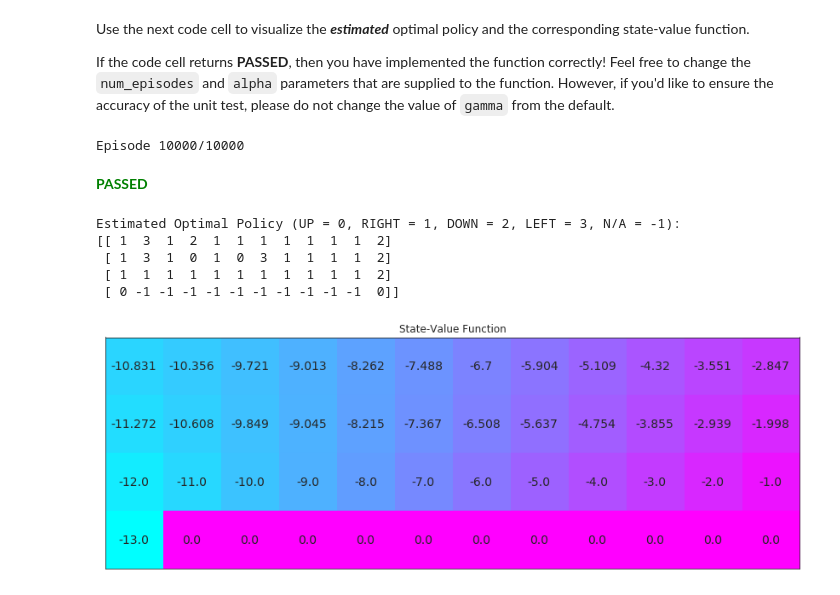
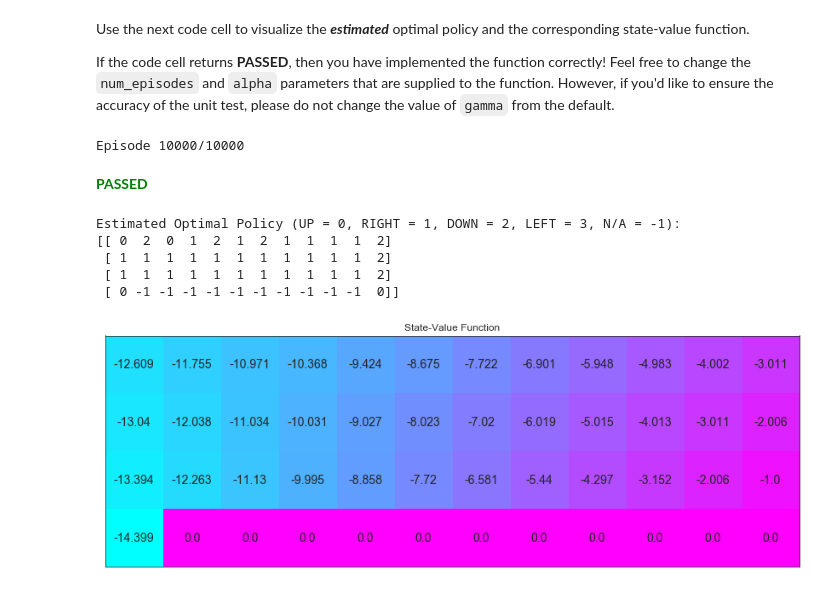
Before and after one commit to jpmcarrilho/deep-reinforcement-learning-nanodegree, a Jupyter notebook: temporal-difference/Temporal_Difference.ipynb, the cells around one changed output. Drawn from its saved outputs; the diff is of its cells as text; code cells hidden in the pictures.

Commit message:
Final fixes at expected sarsa policy calculation

```diff
--- a/temporal-difference/Temporal_Difference.ipynb
+++ b/temporal-difference/Temporal_Difference.ipynb
@@ -185,11 +185,12 @@ def observe_and_act(env,Q,epsilon,alpha,nA,gamma):
             ##do this only if it's a virst visit to the Q table, else, sample an action.
     for t in range(300):
         next_state,reward,done,info = env.step(action) ## uses the previously selected action to interact with the env
-        next_action = np.argmax(Q[next_state]) ##choses the action using the e-greedy policy
+        next_action = np.random.choice(np.arange(nA), p= get_probs(Q[next_state],epsilon,nA)) \
+                                            if state in Q else env.action_space.sample() ##choses the action using the e-greedy policy
             ##calls get_probs functions to calculate the porbalities of each possible action in the current state,
             ##do this only if it's a virst visit to the Q table, else, sample an action.##appends the information
         old_Q = Q[state][action]
-        Q[state][action] = old_Q + alpha*(reward + gamma*(Q[next_state][next_action]) - old_Q)
+        Q[state][action] = old_Q + alpha*(reward + gamma*(Q[next_state][np.argmax(Q[next_state])]) - old_Q)
 
         action = next_action
         state=next_state
@@ -268,20 +269,24 @@ def observe_and_act(env,Q,epsilon,alpha,nA,gamma):
         depends of env: an enviroment, Q: dictionary of action value function, epsilon: value of the constant from de e-greedy policy
         and nA: number of actions in the environment action space"""
     state = env.reset() ##restarts the environment
-    action = np.random.choice(np.arange(nA), p= get_probs(Q[state],epsilon,nA)) \
-                                            if state in Q else env.action_space.sample() ##choses the action using the e-greedy policy
+     ##choses the action using the e-greedy policy
             ##calls get_probs functions to calculate the porbalities of each possible action in the current state,
             ##do this only if it's a virst visit to the Q table, else, sample an action.
-    for t in range(300):
+    while True:
+        action = np.random.choice(np.arange(nA), p= get_probs(Q[state],epsilon,nA)) \
+                                            if state in Q else env.action_space.sample()
         next_state,reward,done,info = env.step(action) ## uses the previously selected action to interact with the env
-        next_action = np.argmax(Q[next_state])
+        next_action = np.random.choice(np.arange(nA), p= get_probs(Q[next_state],epsilon,nA)) \
+                                            if state in Q else env.action_space.sample()
         actions_p = get_probs(Q[next_state],epsilon,nA)
         old_Q = Q[state][action]
-        Q[state][action] = old_Q + alpha*(reward + gamma*(sum(actions_p*Q[next_state])) - old_Q)
-        action = next_action
+        if not done:
+            Q[state][action] = old_Q + alpha*(reward + gamma*(np.dot(actions_p,Q[next_state])) - old_Q)
+        else:
+            Q[state][action] = old_Q + alpha*(reward - old_Q)
+
         state=next_state
         if done:
-            return Q
             break
     return Q
 def get_probs(Q_s,epsilon, nA):
@@ -297,13 +302,14 @@ def expected_sarsa(env, num_episodes, alpha, gamma=1.0):
     nA = env.action_space.n
     Q = defaultdict(lambda: np.zeros(env.nA))
     # loop over episodes
+    epsilon = 0.005
     for i_episode in range(1, num_episodes+1):
         # monitor progress
         if i_episode % 100 == 0:
             print("\rEpisode {}/{}".format(i_episode, num_episodes), end="")
             sys.stdout.flush()
 
-        epsilon =1/i_episode ##ensures epsilon decays but not too much
+
         Q = observe_and_act(env,Q,epsilon,alpha,nA=nA,gamma=1) ## updates Q table
 
     return Q
@@ -313,22 +319,22 @@ Use the next code cell to visualize the **_estimated_** optimal policy and the c
 If the code cell returns **PASSED**, then you have implemented the function correctly!  Feel free to change the `num_episodes` and `alpha` parameters that are supplied to the function.  However, if you'd like to ensure the accuracy of the unit test, please do not change the value of `gamma` from the default.
 # %%
 # obtain the estimated optimal policy and corresponding action-value function
-Q_expsarsa = expected_sarsa(env, 10000, alpha=.01)
+Q_expsarsa = expected_sarsa(env, 10000, alpha=0.9)
 
 # print the estimated optimal policy
 policy_expsarsa = np.array([np.argmax(Q_expsarsa[key]) if key in Q_expsarsa else -1 for key in np.arange(48)]).reshape(4,12)
 check_test.run_check('td_control_check', policy_expsarsa)
 print("\nEstimated Optimal Policy (UP = 0, RIGHT = 1, DOWN = 2, LEFT = 3, N/A = -1):")
 print(policy_expsarsa)
 
 # plot the estimated optimal state-value function
 plot_values([np.max(Q_expsarsa[key]) if key in Q_expsarsa else 0 for key in np.arange(48)])
 # %% [output]
 Episode 10000/10000
 **<span style="color: green;">PASSED</span>**
 Estimated Optimal Policy (UP = 0, RIGHT = 1, DOWN = 2, LEFT = 3, N/A = -1):
-[[ 1  3  1  2  1  1  1  1  1  1  1  2]
- [ 1  3  1  0  1  0  3  1  1  1  1  2]
+[[ 0  2  0  1  2  1  2  1  1  1  1  2]
+ [ 1  1  1  1  1  1  1  1  1  1  1  2]
  [ 1  1  1  1  1  1  1  1  1  1  1  2]
  [ 0 -1 -1 -1 -1 -1 -1 -1 -1 -1 -1  0]]
-[figure, old version]
+[figure, new version]
```
Also changed, not shown: parts of 2 cells of this notebook.
